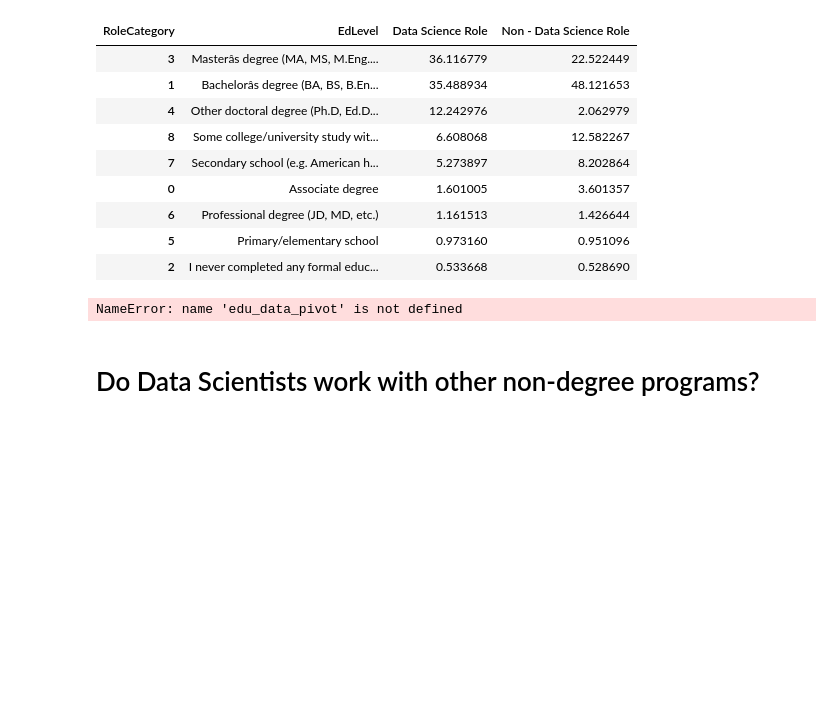
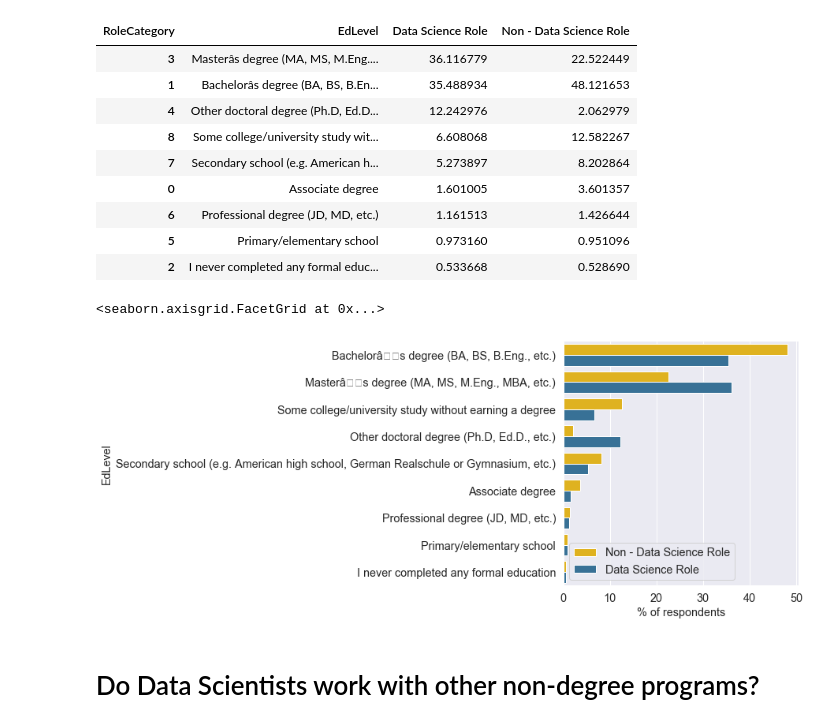
Before and after one commit to saiveenak/DataScience_ND, a Jupyter notebook: StackOverflow2019_Analysis.ipynb, the cells around one changed output. Cells and saved outputs as stored; diff of their text form; code cells hidden in the pictures; blank space fills up the shorter version.

```diff
--- a/StackOverflow2019_Analysis.ipynb
+++ b/StackOverflow2019_Analysis.ipynb
@@ -437,15 +447,16 @@ edu_data_splitted_pivot
 | 2 | I never completed any formal educ... | 0.533668 | 0.528690 |
 # %%
 
-g = sns.catplot(x="Respondent", y="EdLevel", hue="RoleCategory", data= edu_data_pivot,
+g = sns.catplot(x="Respondent", y="EdLevel", hue="RoleCategory", data= edu_data_split,
                  kind="bar", palette=colors, aspect=1, legend = False)
 g.despine(left=True)
 g.set_ylabels("EdLevel")
 plt.legend(loc='best')
 
 g.set_xlabels("% of respondents")
 # %% [output]
-NameError: name 'edu_data_pivot' is not defined
+<seaborn.axisgrid.FacetGrid at 0x...>
+[figure, added]
 # %% [markdown]
 # Do Data Scientists work with other non-degree programs?
 # %%
```
Also changed, not shown: parts of 1 cell of this notebook.
